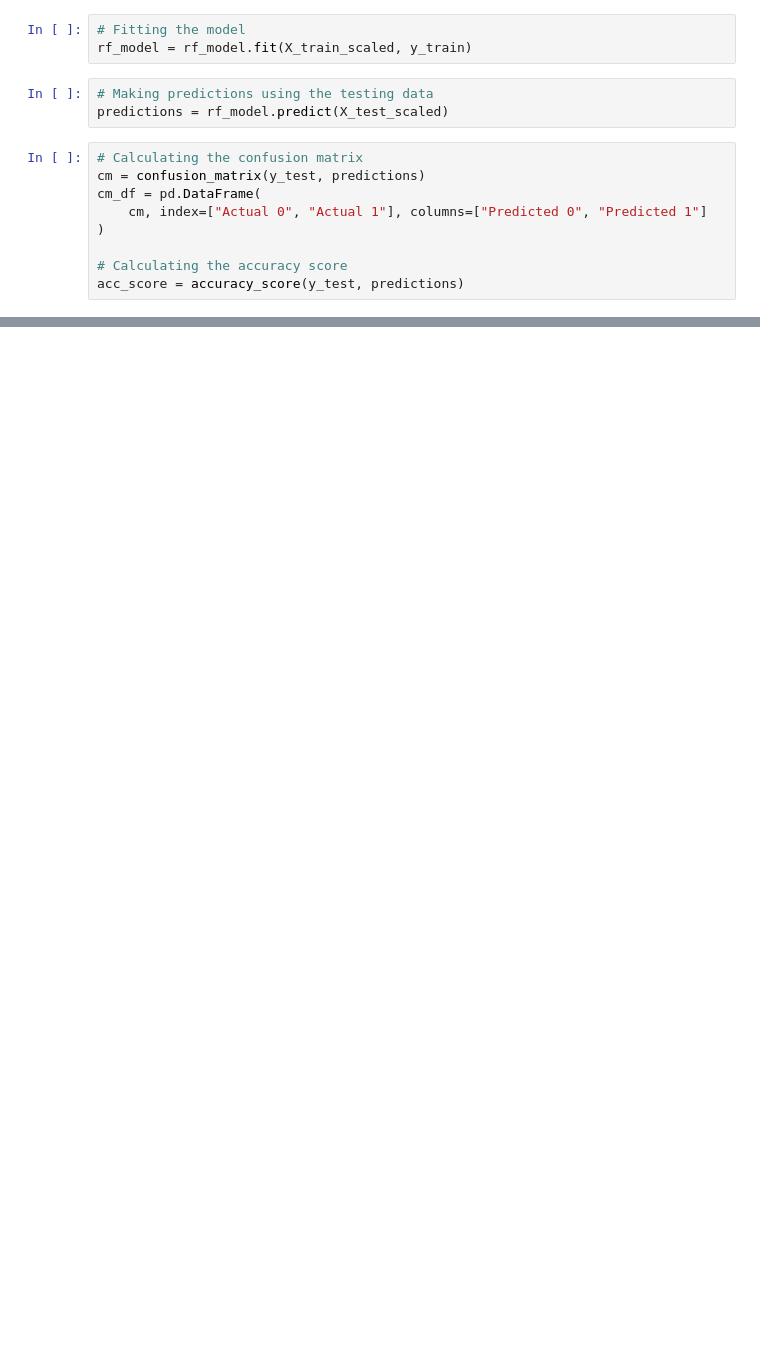
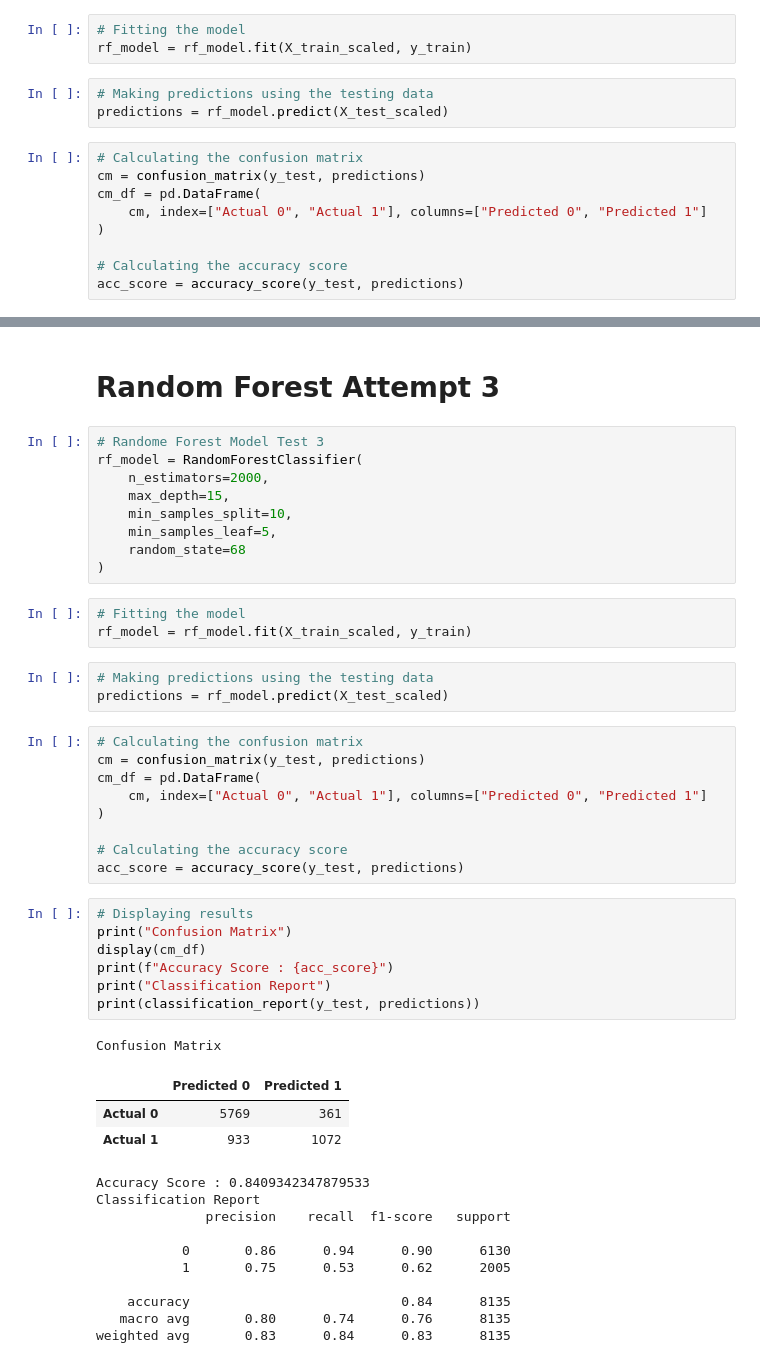
Before and after one commit to hippopotamuspal/MachineLearningProject, a Jupyter notebook: Income_Census_Data.ipynb, the cells around one changed output, grey strips where cells are left out. Cells and saved outputs as stored; diff of their text form; blank space fills up the shorter version.

```diff
--- a/Income_Census_Data.ipynb
+++ b/Income_Census_Data.ipynb
@@ -557,0 +658,48 @@ print(classification_report(y_test, predictions))
+# %% [markdown]
+# Random Forest Attempt 3
+# %%
+# Randome Forest Model Test 3
+rf_model = RandomForestClassifier(
+    n_estimators=2000,
+    max_depth=15,
+    min_samples_split=10,
+    min_samples_leaf=5,
+    random_state=68
+)
+# %%
+# Fitting the model
+rf_model = rf_model.fit(X_train_scaled, y_train)
+# %%
+# Making predictions using the testing data
+predictions = rf_model.predict(X_test_scaled)
+# %%
+# Calculating the confusion matrix
+cm = confusion_matrix(y_test, predictions)
+cm_df = pd.DataFrame(
+    cm, index=["Actual 0", "Actual 1"], columns=["Predicted 0", "Predicted 1"]
+)
+
+# Calculating the accuracy score
+acc_score = accuracy_score(y_test, predictions)
+# %%
+# Displaying results
+print("Confusion Matrix")
+display(cm_df)
+print(f"Accuracy Score : {acc_score}")
+print("Classification Report")
+print(classification_report(y_test, predictions))
+# %% [output]
+Confusion Matrix
+|  | Predicted 0 | Predicted 1 |
+| Actual 0 | 5769 | 361 |
+| Actual 1 | 933 | 1072 |
+Accuracy Score : 0.8409342347879533
+Classification Report
+              precision    recall  f1-score   support
+
+           0       0.86      0.94      0.90      6130
+           1       0.75      0.53      0.62      2005
+
+    accuracy                           0.84      8135
+   macro avg       0.80      0.74      0.76      8135
+weighted avg       0.83      0.84      0.83      8135
```
Also changed, not shown: parts of 62 cells of this notebook, 1 other file.
